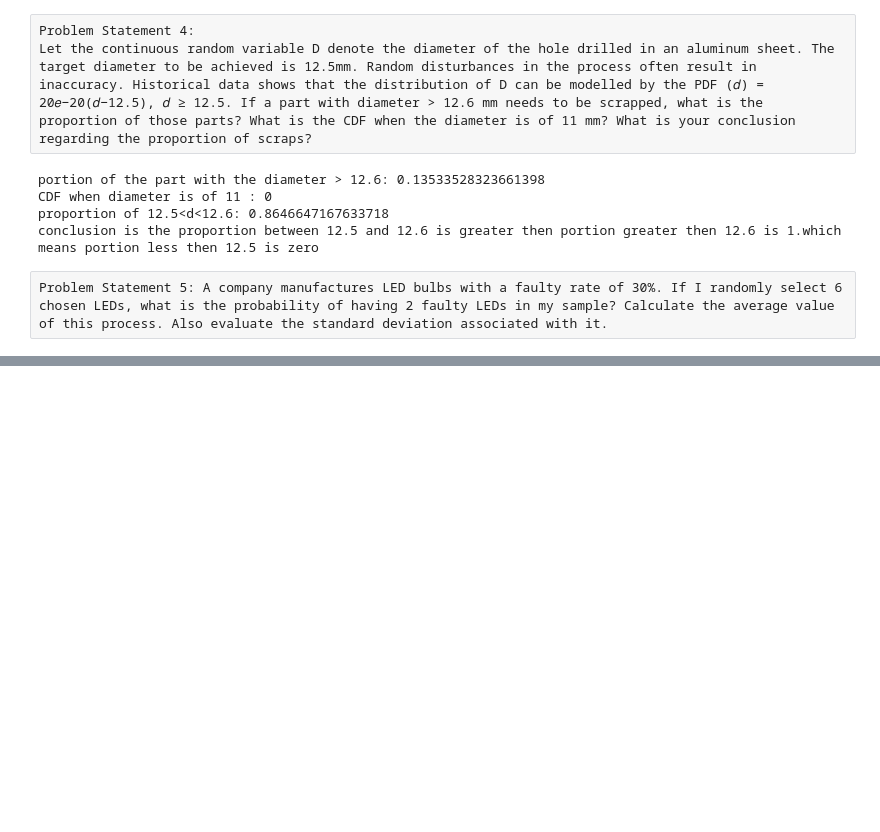
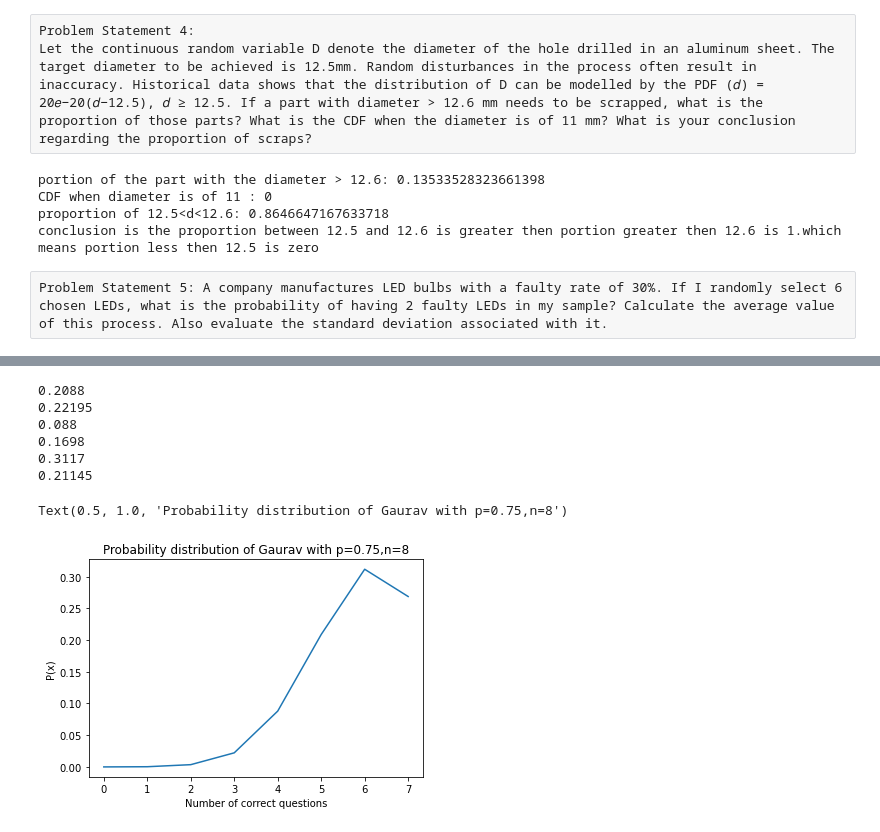
Before and after one commit to KrishnaDesai16/ML-DL, a Jupyter notebook: Stats Assignment1.ipynb, the cells around one changed output, grey strips where cells are left out. Drawn from its saved outputs; the diff is of its cells as text; code cells hidden in the pictures; blank space fills up the shorter version.

```diff
--- a/Stats Assignment1.ipynb
+++ b/Stats Assignment1.ipynb
@@ -94,0 +116,33 @@ Problem Statement 5: A company manufactures LED bulbs with a faulty rate of 30%.
+# %%
+gaurav_prob=binomial(8,0.75,20000)
+barkha_prob=binomial(12,0.45,20000)
+
+gaurav=[]
+barkha=[]
+
+for i in range(8):
+    gaurav.append(np.sum(gaurav_prob==i)/20000)
+    barkha.append(np.sum(barkha_prob==i)/20000)
+
+print(gaurav[5])
+print(barkha[5])
+print(gaurav[4])
+print(barkha[4])
+print(gaurav[6])
+print(barkha[6])
+# %% [output]
+0.2088
+0.22195
+0.088
+0.1698
+0.3117
+0.21145
+# %%
+x=[i for i in range(8)]
+plt.plot(x,gaurav)
+plt.xlabel("Number of correct questions")
+plt.ylabel("P(x)")
+plt.title("Probability distribution of Gaurav with p=0.75,n=8")
+# %% [output]
+Text(0.5, 1.0, 'Probability distribution of Gaurav with p=0.75,n=8')
+[figure, added]
```
Also changed, not shown: parts of 6 cells of this notebook.
